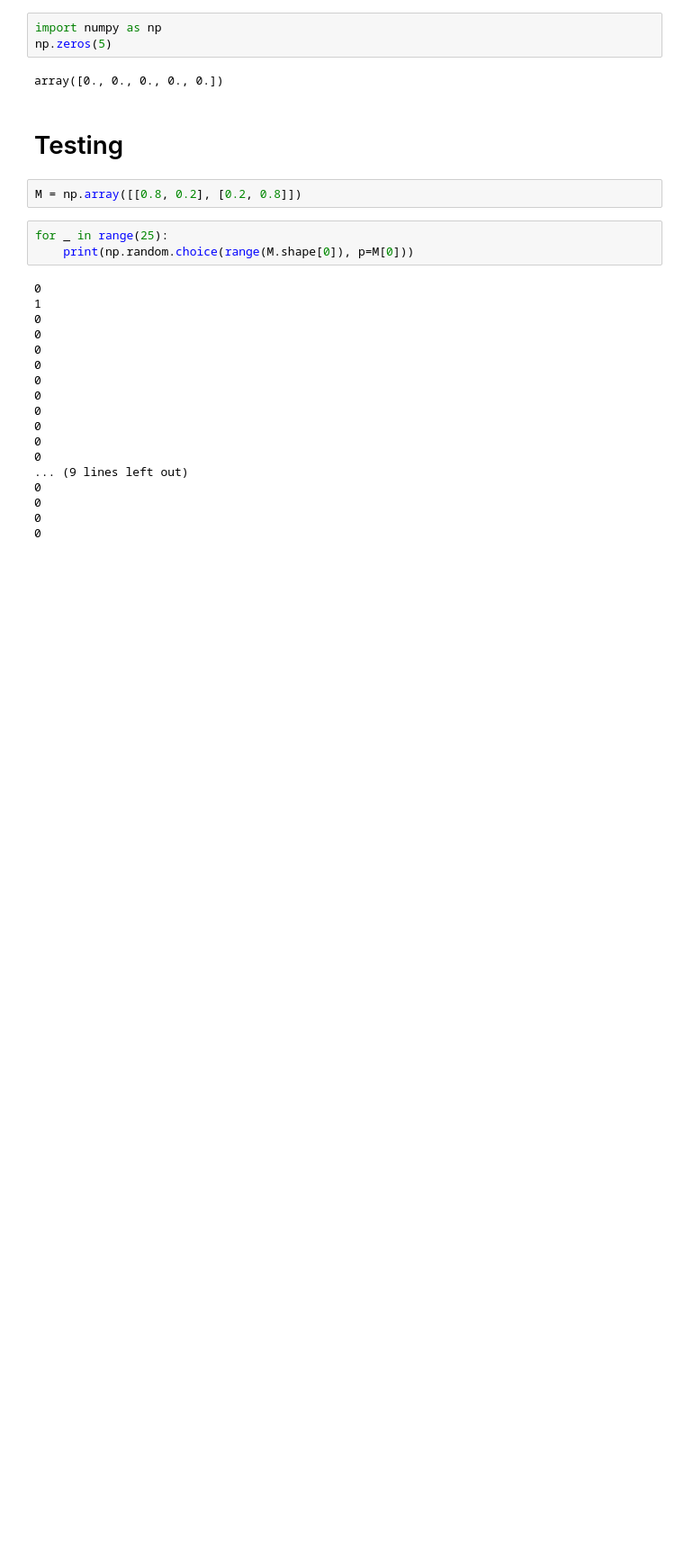
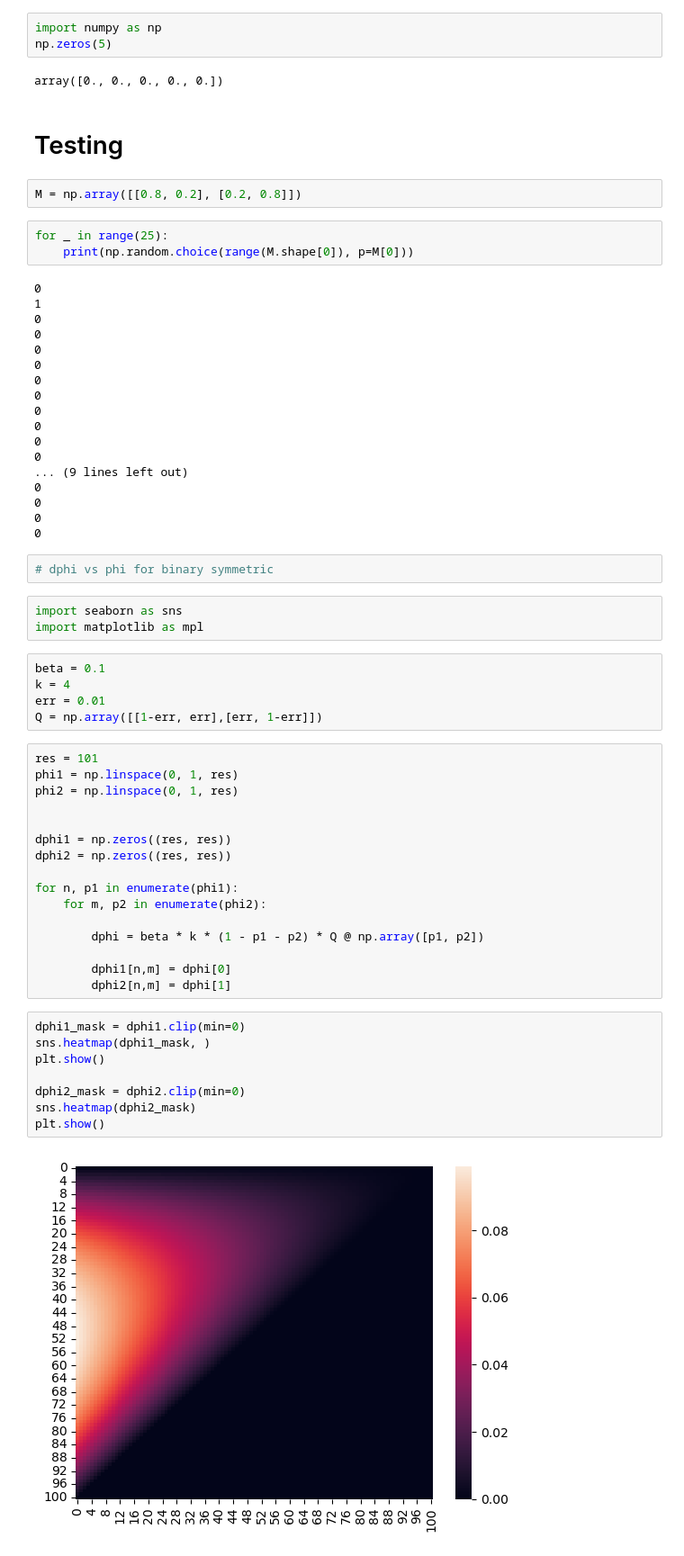
Before and after one commit to sagarkumar16/modeling-info-spread, a Jupyter notebook: notebooks/04-sk-combined.ipynb, the cells around one changed output. Shown at 90% size. Drawn from its saved outputs; the diff is of its cells as text; blank space fills up the shorter version.

```diff
--- a/notebooks/04-sk-combined.ipynb
+++ b/notebooks/04-sk-combined.ipynb
@@ -477,3 +477,39 @@ for _ in range(25):
 0
 0
 0
+# %%
+# dphi vs phi for binary symmetric
+# %%
+import seaborn as sns
+import matplotlib as mpl
+# %%
+beta = 0.1
+k = 4
+err = 0.01
+Q = np.array([[1-err, err],[err, 1-err]])
+# %%
+res = 101
+phi1 = np.linspace(0, 1, res)
+phi2 = np.linspace(0, 1, res)
+
+
+dphi1 = np.zeros((res, res))
+dphi2 = np.zeros((res, res))
+
+for n, p1 in enumerate(phi1):
+    for m, p2 in enumerate(phi2):
+
+        dphi = beta * k * (1 - p1 - p2) * Q @ np.array([p1, p2])
+
+        dphi1[n,m] = dphi[0]
+        dphi2[n,m] = dphi[1]
+# %%
+dphi1_mask = dphi1.clip(min=0)
+sns.heatmap(dphi1_mask, )
+plt.show()
+
+dphi2_mask = dphi2.clip(min=0)
+sns.heatmap(dphi2_mask)
+plt.show()
+# %% [output]
+[figure, added]
```
Also changed, not shown: parts of 3 cells of this notebook, 51 other files.
